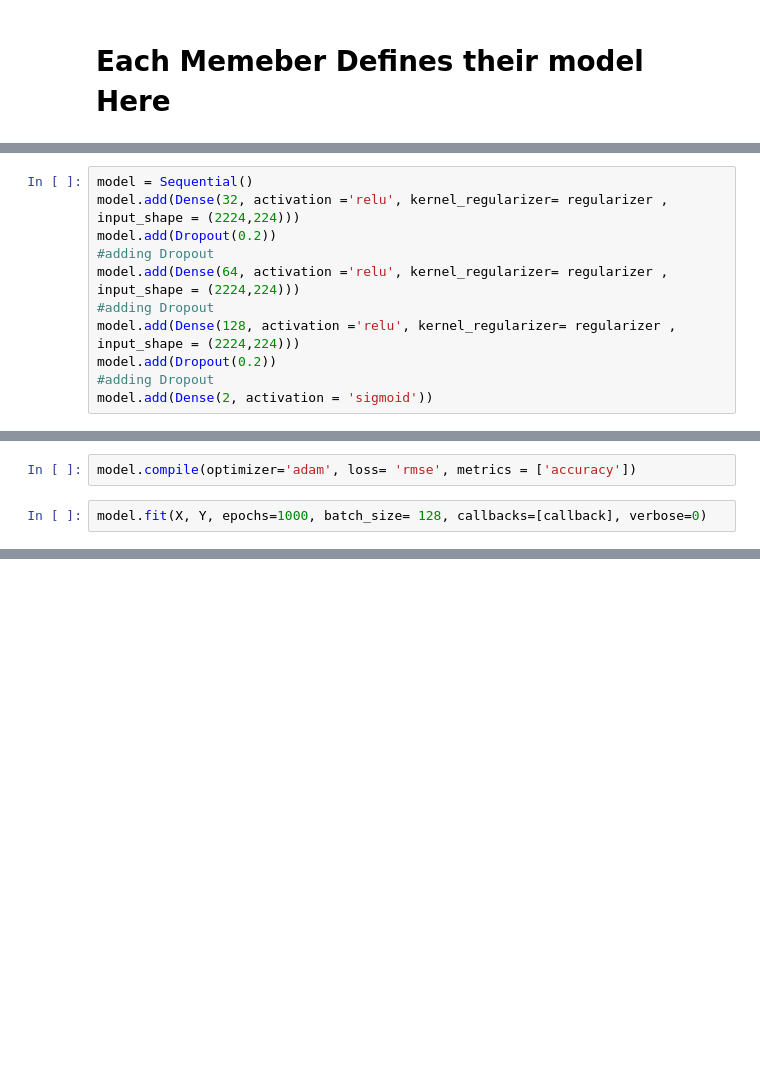
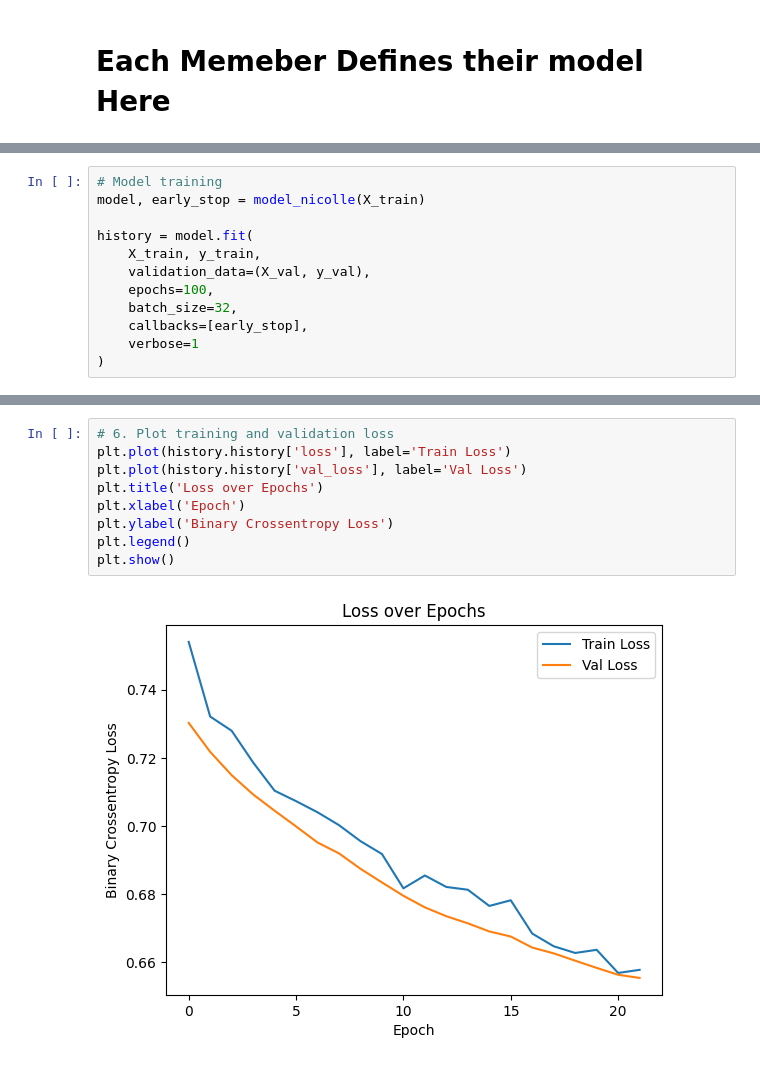
Before and after one commit to jkeza1/Group7_water-quality-model, a Jupyter notebook: formative_II_starter_code_.ipynb, the cells around one changed output, grey strips where cells are left out. Saved outputs shown, nothing was run; the diff lists cells and outputs as text; blank space fills up the shorter version.

Commit message:
Performed cleaning, processing and training using L2, RMSprop and Dropout 0.35

```diff
--- a/formative_II_starter_code_.ipynb
+++ b/formative_II_starter_code_.ipynb
@@ -84,11 +93,0 @@ regularizer = 'l1'
-# %%
-model = Sequential()
-model.add(Dense(32, activation ='relu', kernel_regularizer= regularizer , input_shape = (2224,224)))
-model.add(Dropout(0.2))
-#adding Dropout
-model.add(Dense(64, activation ='relu', kernel_regularizer= regularizer , input_shape = (2224,224)))
-#adding Dropout
-model.add(Dense(128, activation ='relu', kernel_regularizer= regularizer , input_shape = (2224,224)))
-model.add(Dropout(0.2))
-#adding Dropout
-model.add(Dense(2, activation = 'sigmoid'))
@@ -97,4 +93,0 @@ callback =EarlyStopping(monitor='loss',patience=3)
-# %%
-model.compile(optimizer='adam', loss= 'rmse', metrics = ['accuracy'])
-# %%
-model.fit(X, Y, epochs=1000, batch_size= 128, callbacks=[callback], verbose=0)
@@ -102,0 +132,12 @@ NameError: name 'X' is not defined
+# %%
+# Model training
+model, early_stop = model_nicolle(X_train)
+
+history = model.fit(
+    X_train, y_train,
+    validation_data=(X_val, y_val),
+    epochs=100,
+    batch_size=32,
+    callbacks=[early_stop],
+    verbose=1
+)
@@ -103,3 +199,14 @@ NameError: name 'X' is not defined
+# %%
+# 6. Plot training and validation loss
+plt.plot(history.history['loss'], label='Train Loss')
+plt.plot(history.history['val_loss'], label='Val Loss')
+plt.title('Loss over Epochs')
+plt.xlabel('Epoch')
+plt.ylabel('Binary Crossentropy Loss')
+plt.legend()
+plt.show()
+# %% [output]
+[figure, added]
 # %%
 model.summary()
 # %% [output]
```
Also changed, not shown: parts of 23 cells of this notebook.
